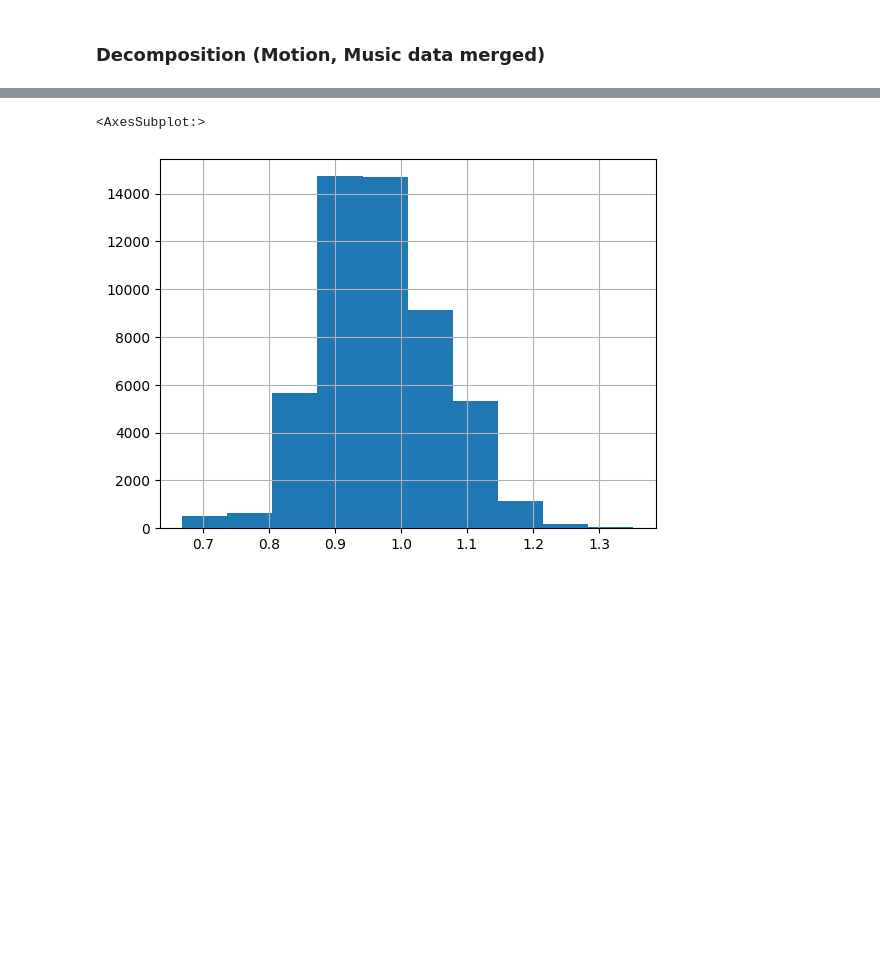
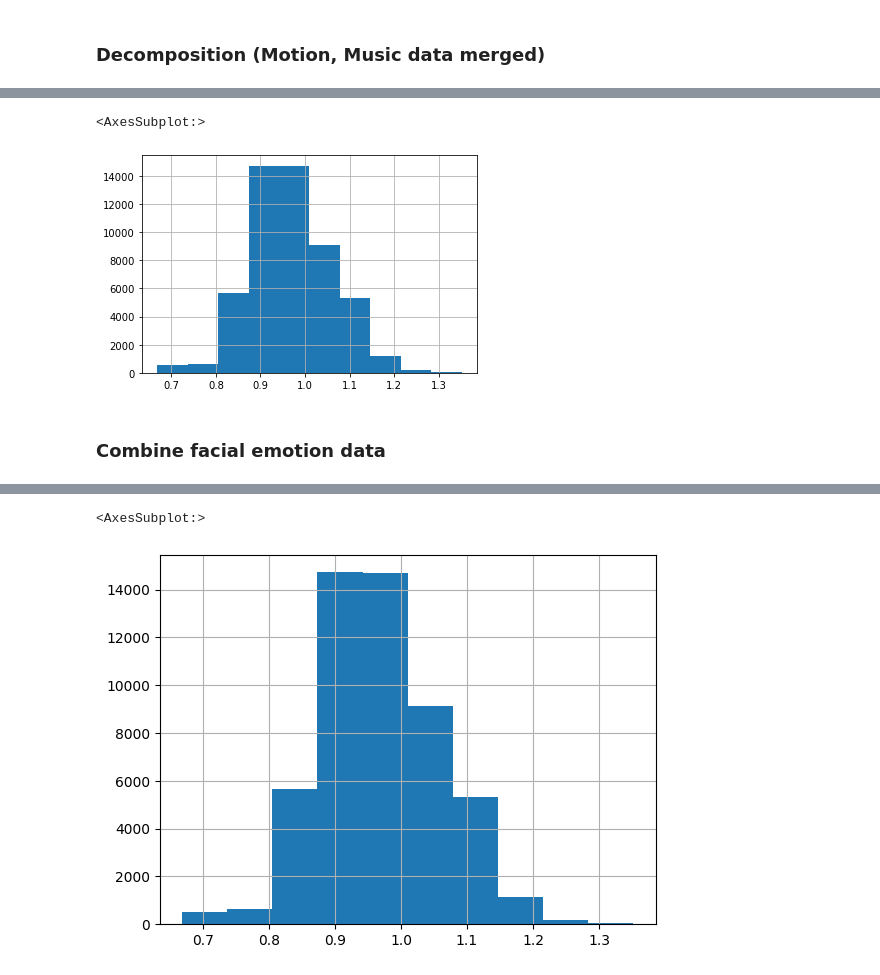
Before and after one commit to eyoy/mmsynergy, a Jupyter notebook: reg/analysis.ipynb, the cells around one changed output, grey strips where cells are left out. Saved outputs shown, nothing was run; the diff lists cells and outputs as text; code cells hidden in the pictures; blank space fills up the shorter version.

```diff
--- a/reg/analysis.ipynb
+++ b/reg/analysis.ipynb
@@ -8,6 +39,11 @@ import json
 # %%
+# merged with musci motion, facial expressions and motion movements
 df = pd.read_csv(r'G:\mmsynergy\regression\motion_total.csv', index_col=0)
 df.id = df.id.astype(str)
 merged = pd.read_csv(r'G:\mmsynergy\regression\mult_mtl_contextual_reg_merged.csv')
 merged.id = merged.id.astype(str)
 final = merged.merge(df, on = 'id', how = 'inner')
+music = pd.read_csv(r"G:\mmsynergy\features\music\music_mood.csv", index_col=0)
+music.id = music.id.astype(str)
+merged = final.merge(music, on = 'id', how = 'inner') # merged 52021
+merged = merged.merge(results, on = 'id', how = 'inner')
@@ -26,0 +68,7 @@ temp1 = df.merge(df1[['id', 'dtw','correlation', 'cosine', 'pearson']], on = 'id
+# %%
+merged.cosine.hist()
+# %% [output]
+<AxesSubplot:>
+[figure, added]
+# %% [markdown]
+### Combine facial emotion data
```
Also changed, not shown: parts of 18 cells of this notebook, 3 other files.
